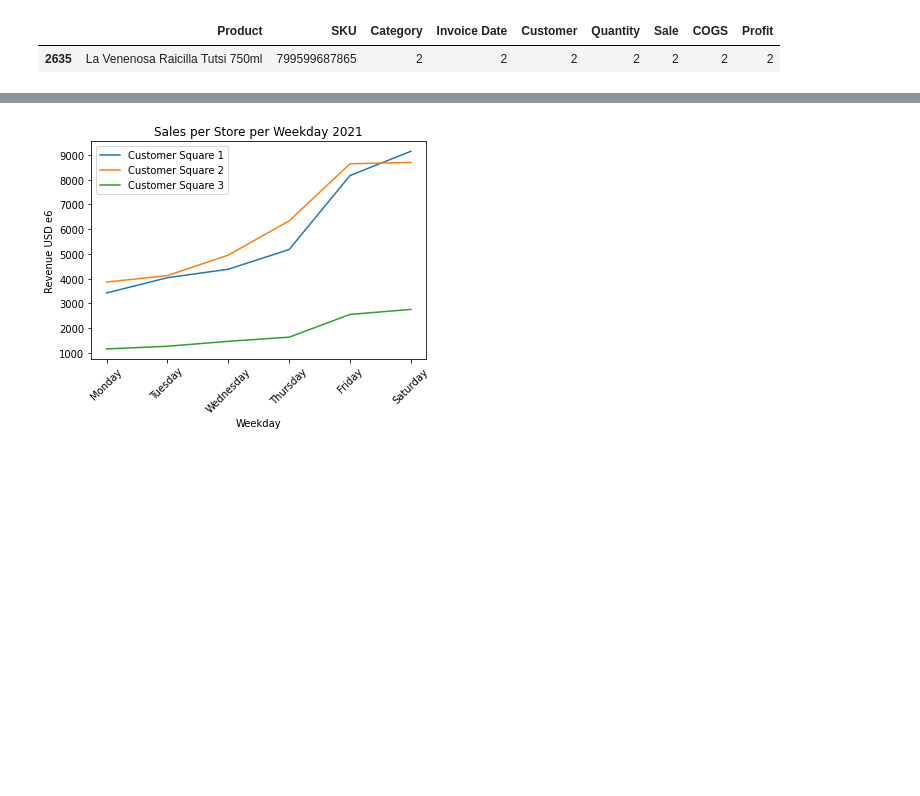
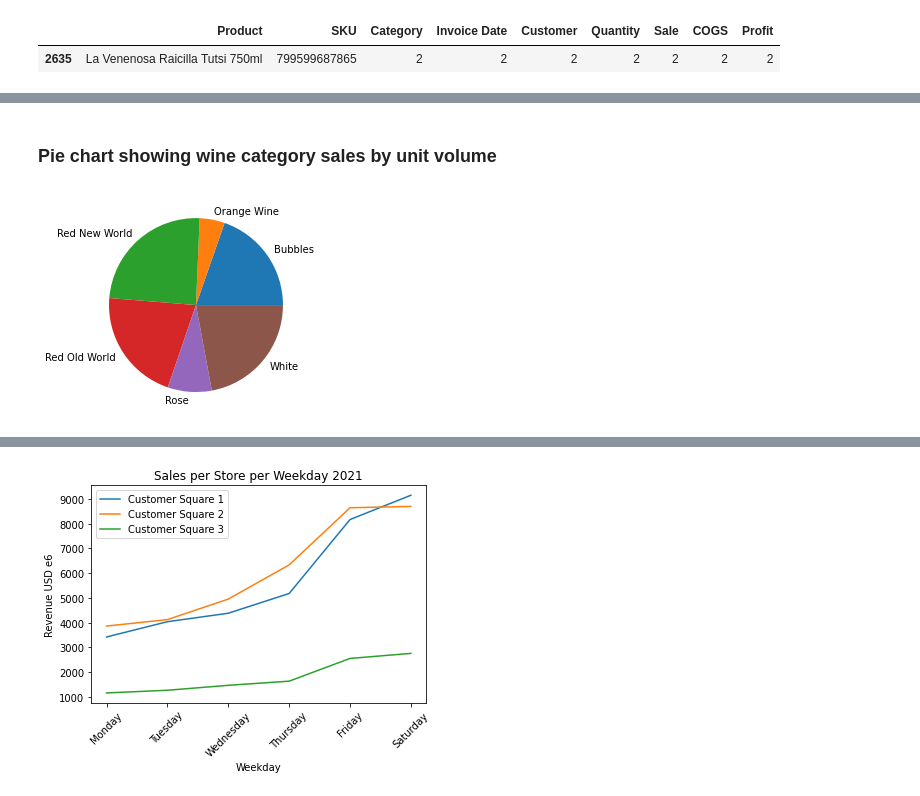
Before and after one commit to TheAgaveFairy/practice, a Jupyter notebook: SbPDetail.ipynb, the cells around one changed output, grey strips where cells are left out. Saved outputs shown, nothing was run; the diff lists cells and outputs as text; code cells hidden in the pictures; blank space fills up the shorter version.

```diff
--- a/SbPDetail.ipynb
+++ b/SbPDetail.ipynb
@@ -80,0 +225,9 @@ plt.show()
+# %% [markdown]
+### Pie chart showing wine category sales by unit volume
+# %%
+piechart = linegraph[linegraph.Category.isin(wine_list)].groupby('Category').Quantity.sum().reset_index()
+#print(piechart)
+plt.pie(piechart.Quantity,labels=piechart.Category)
+plt.show()
+# %% [output]
+[figure, added]
```
Also changed, not shown: parts of 30 cells of this notebook, 6 other files.
